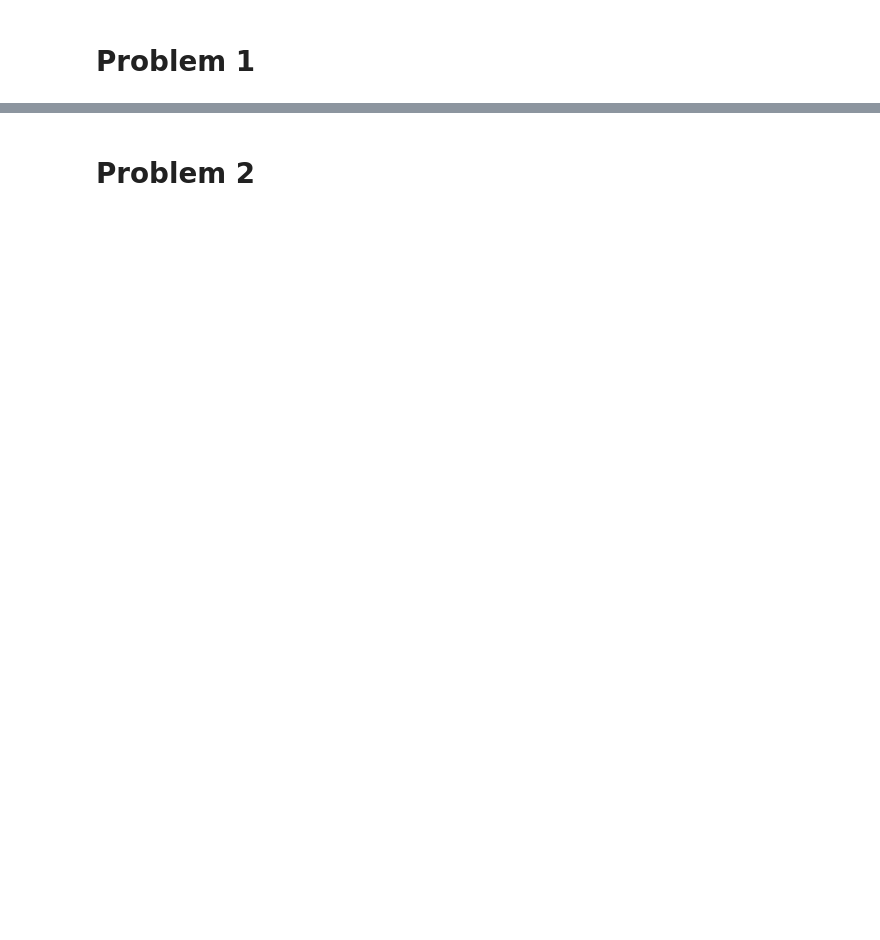
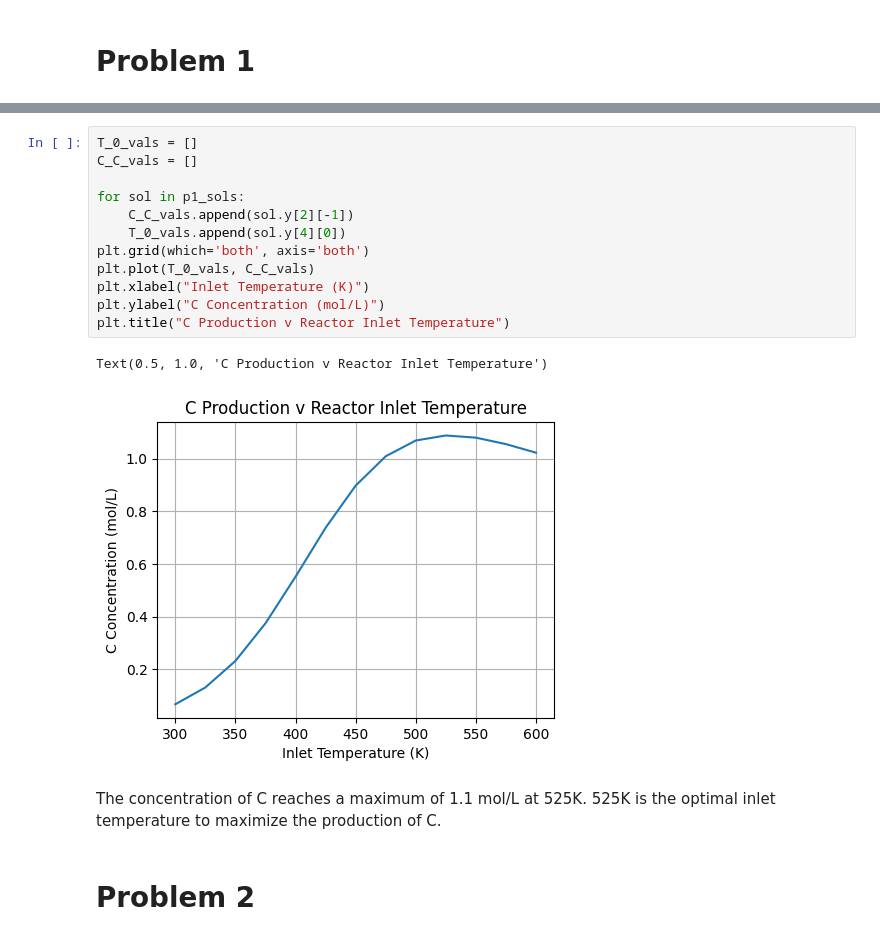
Before and after one commit to nibhscripta/Spring-2023, a Jupyter notebook: CHEN 364/CHEN 364 HW7/CHEN 364 HW7.ipynb, the cells around one changed output, grey strips where cells are left out. Saved outputs shown, nothing was run; the diff lists cells and outputs as text; blank space fills up the shorter version.

```diff
--- a/CHEN 364/CHEN 364 HW7/CHEN 364 HW7.ipynb
+++ b/CHEN 364/CHEN 364 HW7/CHEN 364 HW7.ipynb
@@ -108,3 +108,20 @@ An optimal inlet temperature is one between 400K and 425K. Both 400K and 425K in
+# %%
+T_0_vals = []
+C_C_vals = []
+
+for sol in p1_sols:
+    C_C_vals.append(sol.y[2][-1])
+    T_0_vals.append(sol.y[4][0])
+plt.grid(which='both', axis='both')
+plt.plot(T_0_vals, C_C_vals)
+plt.xlabel("Inlet Temperature (K)")
+plt.ylabel("C Concentration (mol/L)")
+plt.title("C Production v Reactor Inlet Temperature")
+# %% [output]
+Text(0.5, 1.0, 'C Production v Reactor Inlet Temperature')
+[figure, added]
+# %% [markdown]
+The concentration of C reaches a maximum of 1.1 mol/L at 525K. 525K is the optimal inlet temperature to maximize the production of C.
 # %% [markdown]
 # Problem 2
 # %% [markdown]
```
Also changed, not shown: parts of 10 cells of this notebook, 1 other file.
